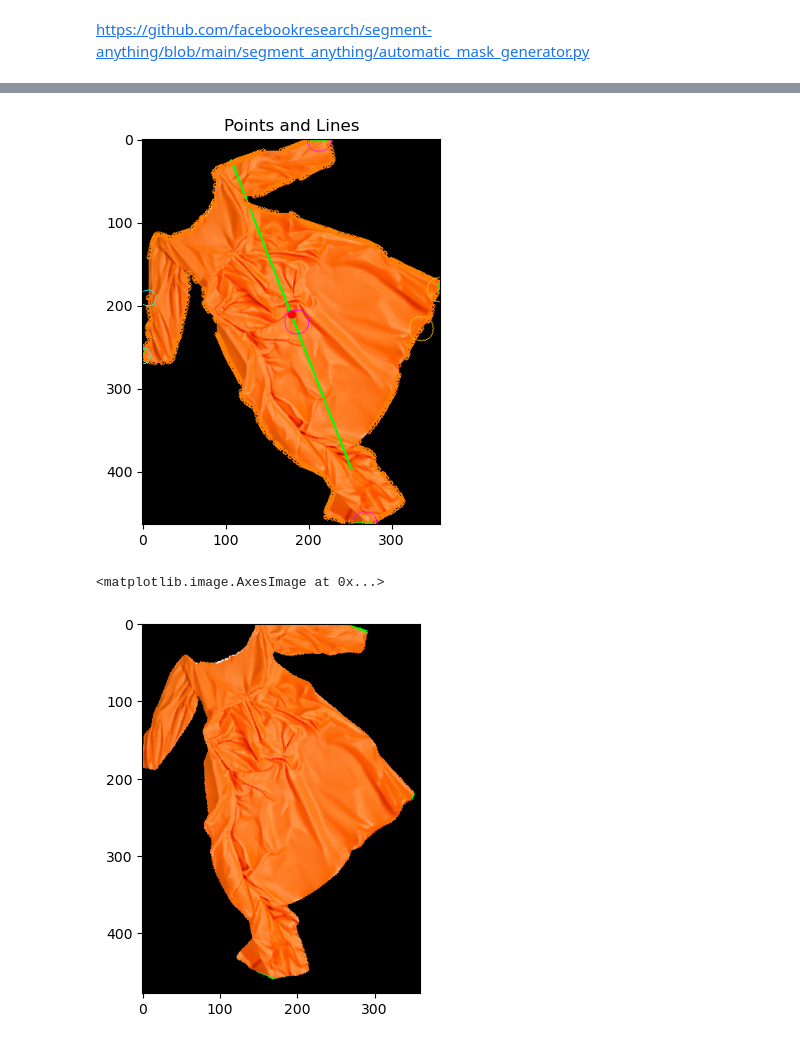
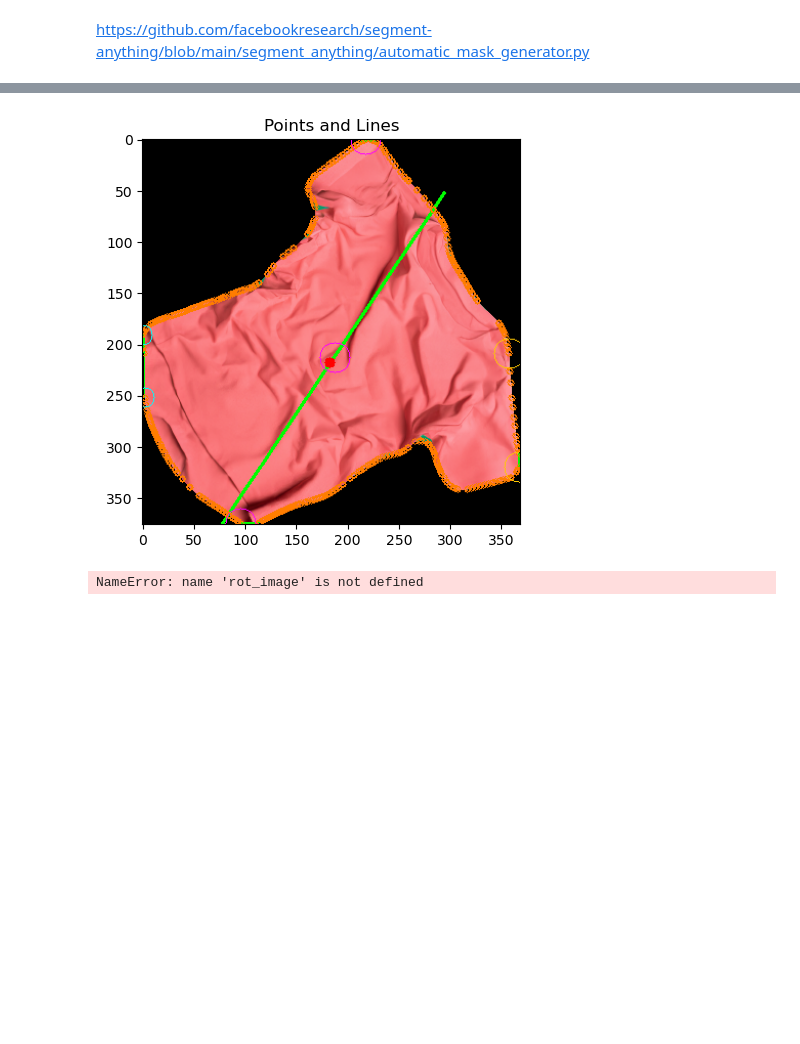
Before and after one commit to kohnmart/master-projekt, a Jupyter notebook: notebooks/pytorch/segmentation/sam_segmentation.ipynb, the cells around one changed output, grey strips where cells are left out. Cells and saved outputs as stored; diff of their text form; code cells hidden in the pictures; blank space fills up the shorter version.

```diff
--- a/notebooks/pytorch/segmentation/sam_segmentation.ipynb
+++ b/notebooks/pytorch/segmentation/sam_segmentation.ipynb
@@ -65,7 +65,7 @@ def remove_shadow_rgb(image):
 import cv2
 import numpy as np
 
-relative_path = get_training_data_path('production', 'dress')
+relative_path = get_training_data_path('production', 'tshirt')
 
 file_names = []
 
@@ -74,10 +74,10 @@ for root, dirs, files in os.walk(relative_path):
 
     # Iterate over files in the current directory
     for i in range(20, 21):
-        fullpath = os.path.join(relative_path, '20240527_155206.png')
+        fullpath = os.path.join(relative_path, '20240526_154953.png')
 
         orig_image = Image.open(fullpath)
-        orig_image = orig_image.rotate(0)
+        orig_image = orig_image.rotate(-90)
         #image = erase_generator(path=fullpath)
         n_image = np.array(orig_image)
         # Convert image to YCrCb color space, then apply blurring and shadow removal
@@ -88,7 +88,7 @@ for root, dirs, files in os.walk(relative_path):
         processed_image = remove_shadow_rgb(blurred_image)  # Assuming remove_shadow_rgb can handle YCrCb images
 
         # Generate masks and filter them
-        masks = mask_generator.generate(image_ycrcb)
+        masks = mask_generator.generate(blurred_image)
         cleaned_masks = [mask for mask in masks if mask['area'] > 25000]
 
         # Annotation of the image
@@ -418,6 +411,7 @@ def get_extreme_points(edge_points):
     return northernmost, southernmost, easternmost, westernmost
 
 def get_center_of_mass(mask):
+
     # Ensure mask is in the correct format (uint8)
     if mask.dtype != np.uint8:
         mask = mask.astype(np.uint8)
@@ -468,34 +462,33 @@ def rotate_point(x, y, center_x, center_y, angle_degrees):
     rotated_point[1] += center_y
 
     return rotated_point[0], rotated_point[1]
 
 # Get the edge points from the mask using contours
 edge_points = get_edge_points_from_mask_contours(cropped_mask)
 centroid, p1, p2, angle = find_symmetry_line(edge_points)
 
 org_array = np.array(masked_image)
 
 cv2.line(org_array, p1, p2, (0, 255, 0), 2)
 cv2.circle(org_array, (int(centroid[0]), int(centroid[1])), 5, (255, 0, 0), -1)
 center_of_mass = get_center_of_mass(cropped_mask)
 
 plot_points(org_array, edge_points, center_of_mass)
 
 
 # Get the image size
 (h, w) = org_array.shape[:2]
 
 # Calculate the center of the image
 center = ((w // 2, h // 2))
 #center = float(center_of_mass[0]), float(center_of_mass[1])
 rotation_matrix = cv2.getRotationMatrix2D((center[1], center[0]), -90 + angle, 1.0)
 
 # Perform the rotation
-rot_image = cv2.warpAffine(masked_image, rotation_matrix, (int(w), int(y)+int(h)), flags=cv2.INTER_NEAREST)
+#rot_image = cv2.warpAffine(masked_image, rotation_matrix, (int(w), int(y)+int(h)), flags=cv2.INTER_NEAREST)
 #cv2.circle(rot_image, (int(center[0]), int(center[1])), 5, (255, 0, 0), -1)
 
 plt.imshow(rot_image)
 # %% [output]
-[figure, old version]
+[figure, new version]
-<matplotlib.image.AxesImage at 0x...>
+NameError: name 'rot_image' is not defined
-[figure, removed]
```
Also changed, not shown: parts of 4 cells of this notebook, 2 other files.
